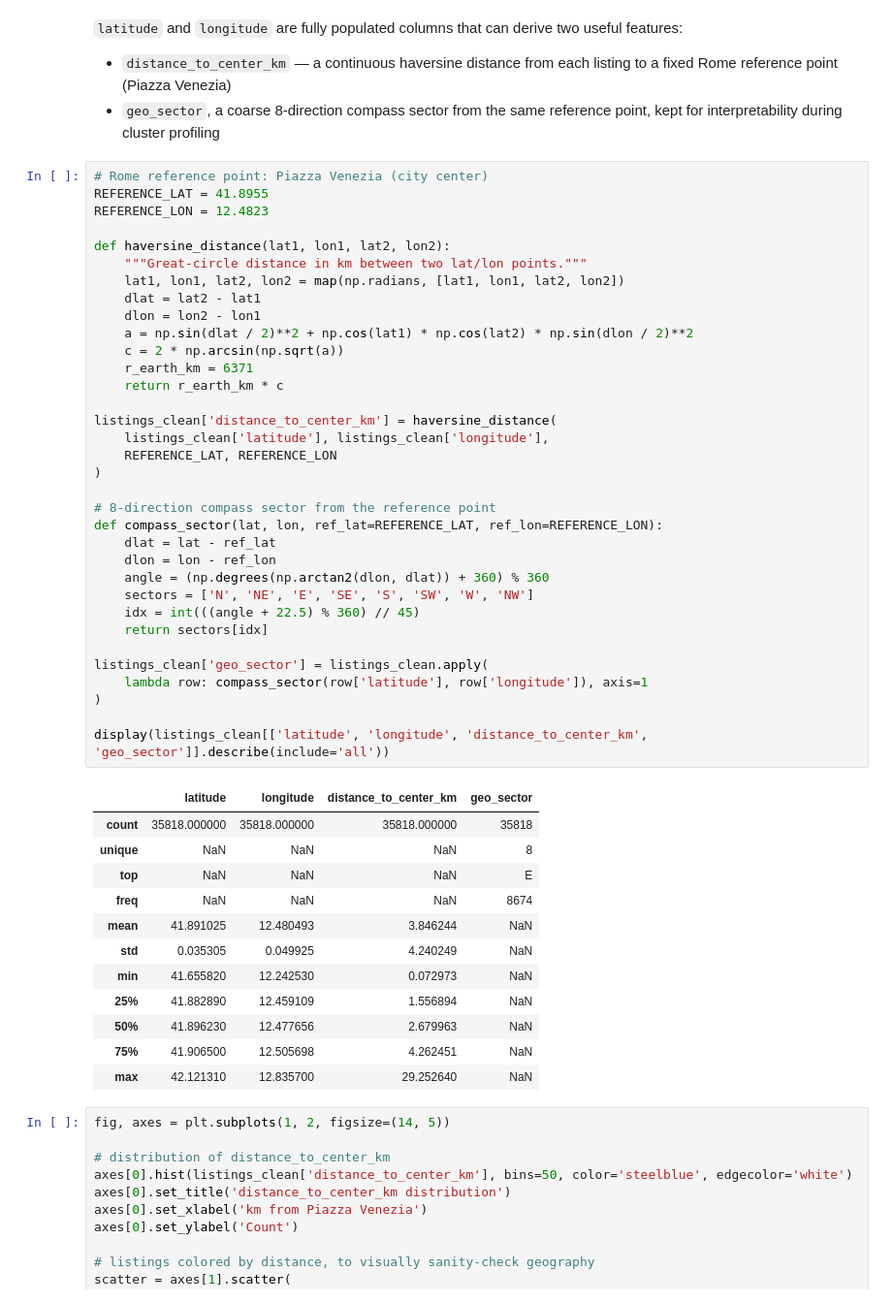
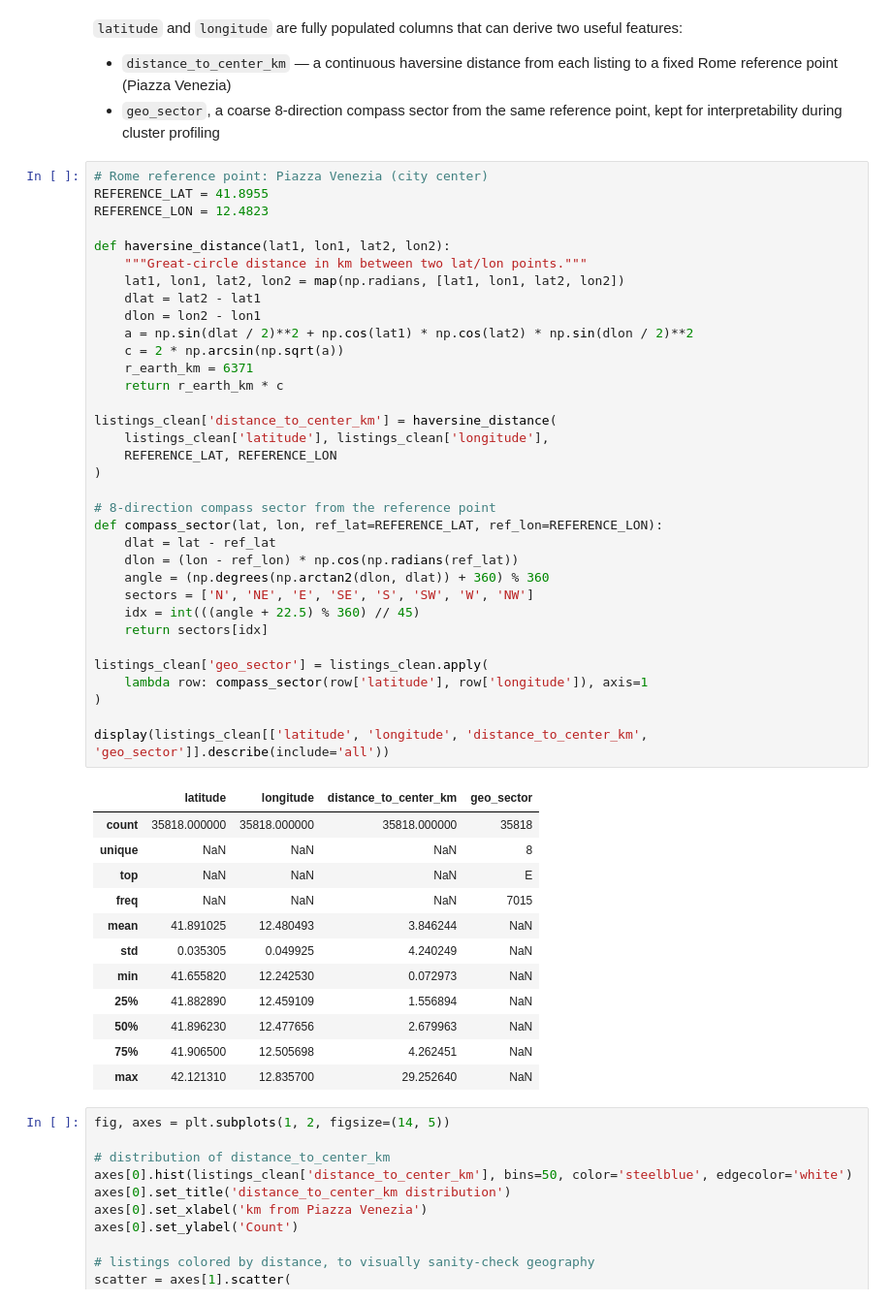
Before and after one commit to pln6/airbnb-market-segmentation-analysis, a Jupyter notebook: notebooks/02_feature_engineering.ipynb, the cells around one changed output. Shown at 97% size. Saved outputs shown, nothing was run; the diff lists cells and outputs as text.

```diff
--- a/notebooks/02_feature_engineering.ipynb
+++ b/notebooks/02_feature_engineering.ipynb
@@ -255,35 +255,35 @@ def haversine_distance(lat1, lon1, lat2, lon2):
     dlat = lat2 - lat1
     dlon = lon2 - lon1
     a = np.sin(dlat / 2)**2 + np.cos(lat1) * np.cos(lat2) * np.sin(dlon / 2)**2
     c = 2 * np.arcsin(np.sqrt(a))
     r_earth_km = 6371
     return r_earth_km * c
 
 listings_clean['distance_to_center_km'] = haversine_distance(
     listings_clean['latitude'], listings_clean['longitude'],
     REFERENCE_LAT, REFERENCE_LON
 )
 
 # 8-direction compass sector from the reference point
 def compass_sector(lat, lon, ref_lat=REFERENCE_LAT, ref_lon=REFERENCE_LON):
     dlat = lat - ref_lat
-    dlon = lon - ref_lon
+    dlon = (lon - ref_lon) * np.cos(np.radians(ref_lat))
     angle = (np.degrees(np.arctan2(dlon, dlat)) + 360) % 360
     sectors = ['N', 'NE', 'E', 'SE', 'S', 'SW', 'W', 'NW']
     idx = int(((angle + 22.5) % 360) // 45)
     return sectors[idx]
 
 listings_clean['geo_sector'] = listings_clean.apply(
     lambda row: compass_sector(row['latitude'], row['longitude']), axis=1
 )
 
 display(listings_clean[['latitude', 'longitude', 'distance_to_center_km', 'geo_sector']].describe(include='all'))
 # %% [output]
 |  | latitude | longitude | distance_to_center_km | geo_sector |
 | count | 35818.000000 | 35818.000000 | 35818.000000 | 35818 |
 | unique | NaN | NaN | NaN | 8 |
 | top | NaN | NaN | NaN | E |
-| freq | NaN | NaN | NaN | 8674 |
+| freq | NaN | NaN | NaN | 7015 |
 | mean | 41.891025 | 12.480493 | 3.846244 | NaN |
 | std | 0.035305 | 0.049925 | 4.240249 | NaN |
 | min | 41.655820 | 12.242530 | 0.072973 | NaN |
```
Also changed, not shown: parts of 2 cells of this notebook.
